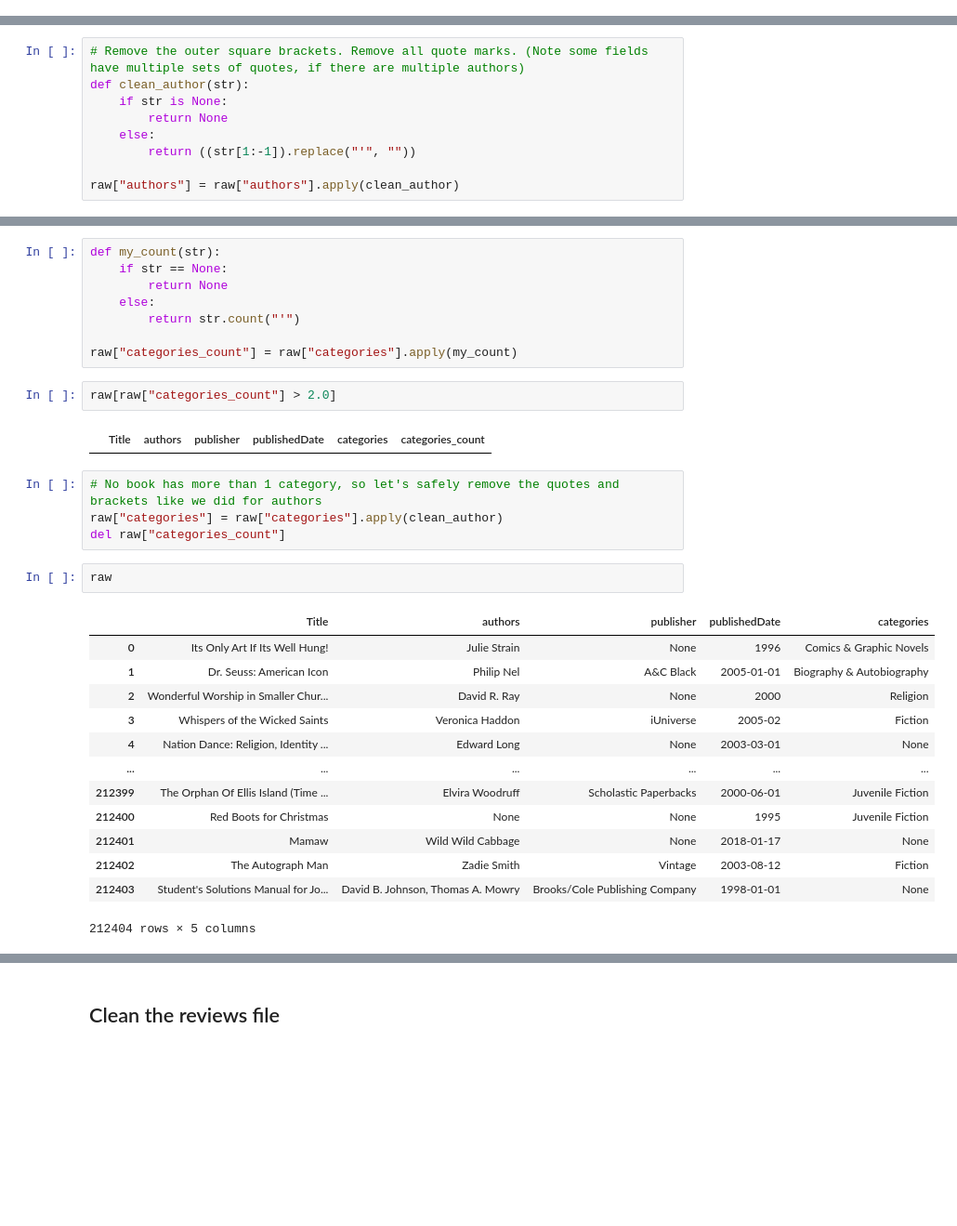
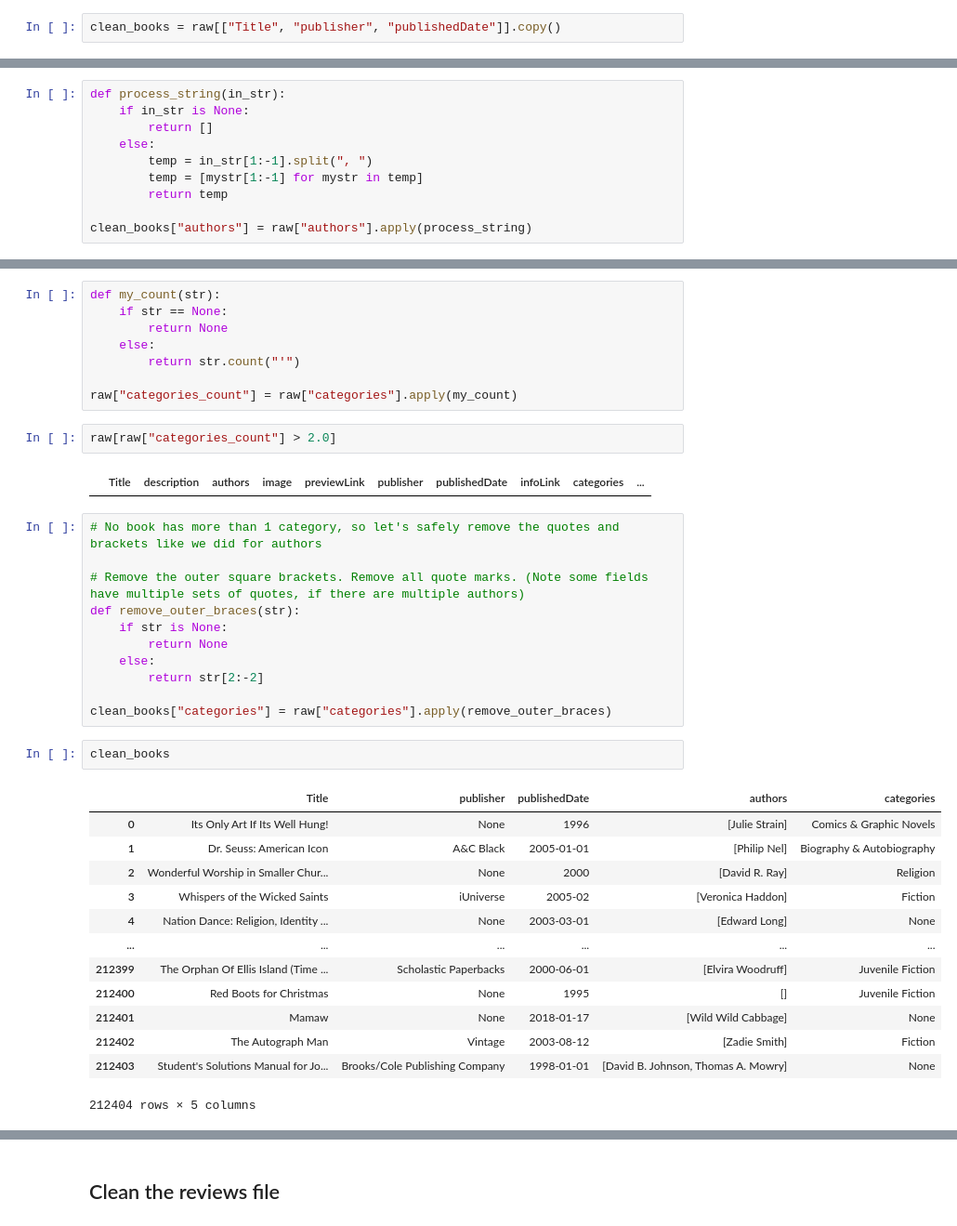
Before and after one commit to feyclan/WT_analysis, a Jupyter notebook: Cleaning.ipynb, the cells around one changed output, grey strips where cells are left out. Shown: that part at 93% size. Cells and saved outputs as stored; diff of their text form; blank space fills up the shorter version.

```diff
--- a/Cleaning.ipynb
+++ b/Cleaning.ipynb
@@ -17,14 +17,7 @@ Import time: 18.33237862586975 seconds
 missing_val = raw["authors"][212400]
 reviews = reviews.replace(missing_val, None)
 raw = raw.replace(missing_val, None)
+# %%
+clean_books = raw[["Title", "publisher", "publishedDate"]].copy()
 # %% [markdown]
 ## Clean the book file
-# %%
-# Remove the outer square brackets. Remove all quote marks. (Note some fields have multiple sets of quotes, if there are multiple authors)
-def clean_author(str):
-    if str is None:
-        return None
-    else:
-        return ((str[1:-1]).replace("'", ""))
-
-raw["authors"] = raw["authors"].apply(clean_author)
@@ -36,0 +24,10 @@ del raw["ratingsCount"]
+# %%
+def process_string(in_str):
+    if in_str is None:
+        return []
+    else:
+        temp = in_str[1:-1].split(", ")
+        temp = [mystr[1:-1] for mystr in temp]
+        return temp
+
+clean_books["authors"] = raw["authors"].apply(process_string)
@@ -45,26 +46,33 @@ raw["categories_count"] = raw["categories"].apply(my_count)
 # %%
 raw[raw["categories_count"] > 2.0]
 # %% [output]
-|  | Title | authors | publisher | publishedDate | categories | categories_count |
+|  | Title | description | authors | image | previewLink | publisher | publishedDate | infoLink | categories | ... |
 # %%
 # No book has more than 1 category, so let's safely remove the quotes and brackets like we did for authors
-raw["categories"] = raw["categories"].apply(clean_author)
-del raw["categories_count"]
+
+# Remove the outer square brackets. Remove all quote marks. (Note some fields have multiple sets of quotes, if there are multiple authors)
+def remove_outer_braces(str):
+    if str is None:
+        return None
+    else:
+        return str[2:-2]
+
+clean_books["categories"] = raw["categories"].apply(remove_outer_braces)
 # %%
-raw
+clean_books
 # %% [output]
-|  | Title | authors | publisher | publishedDate | categories |
-| 0 | Its Only Art If Its Well Hung! | Julie Strain | None | 1996 | Comics & Graphic Novels |
-| 1 | Dr. Seuss: American Icon | Philip Nel | A&C Black | 2005-01-01 | Biography & Autobiography |
-| 2 | Wonderful Worship in Smaller Chur... | David R. Ray | None | 2000 | Religion |
-| 3 | Whispers of the Wicked Saints | Veronica Haddon | iUniverse | 2005-02 | Fiction |
-| 4 | Nation Dance: Religion, Identity ... | Edward Long | None | 2003-03-01 | None |
+|  | Title | publisher | publishedDate | authors | categories |
+| 0 | Its Only Art If Its Well Hung! | None | 1996 | [Julie Strain] | Comics & Graphic Novels |
+| 1 | Dr. Seuss: American Icon | A&C Black | 2005-01-01 | [Philip Nel] | Biography & Autobiography |
+| 2 | Wonderful Worship in Smaller Chur... | None | 2000 | [David R. Ray] | Religion |
+| 3 | Whispers of the Wicked Saints | iUniverse | 2005-02 | [Veronica Haddon] | Fiction |
+| 4 | Nation Dance: Religion, Identity ... | None | 2003-03-01 | [Edward Long] | None |
 | ... | ... | ... | ... | ... | ... |
-| 212399 | The Orphan Of Ellis Island (Time ... | Elvira Woodruff | Scholastic Paperbacks | 2000-06-01 | Juvenile Fiction |
-| 212400 | Red Boots for Christmas | None | None | 1995 | Juvenile Fiction |
-| 212401 | Mamaw | Wild Wild Cabbage | None | 2018-01-17 | None |
-| 212402 | The Autograph Man | Zadie Smith | Vintage | 2003-08-12 | Fiction |
-| 212403 | Student's Solutions Manual for Jo... | David B. Johnson, Thomas A. Mowry | Brooks/Cole Publishing Company | 1998-01-01 | None |
+| 212399 | The Orphan Of Ellis Island (Time ... | Scholastic Paperbacks | 2000-06-01 | [Elvira Woodruff] | Juvenile Fiction |
+| 212400 | Red Boots for Christmas | None | 1995 | [] | Juvenile Fiction |
+| 212401 | Mamaw | None | 2018-01-17 | [Wild Wild Cabbage] | None |
+| 212402 | The Autograph Man | Vintage | 2003-08-12 | [Zadie Smith] | Fiction |
+| 212403 | Student's Solutions Manual for Jo... | Brooks/Cole Publishing Company | 1998-01-01 | [David B. Johnson, Thomas A. Mowry] | None |
 212404 rows × 5 columns
 # %%
 # Notice one book does not have a title
```
Also changed, not shown: parts of 25 cells of this notebook, 1 other file.
